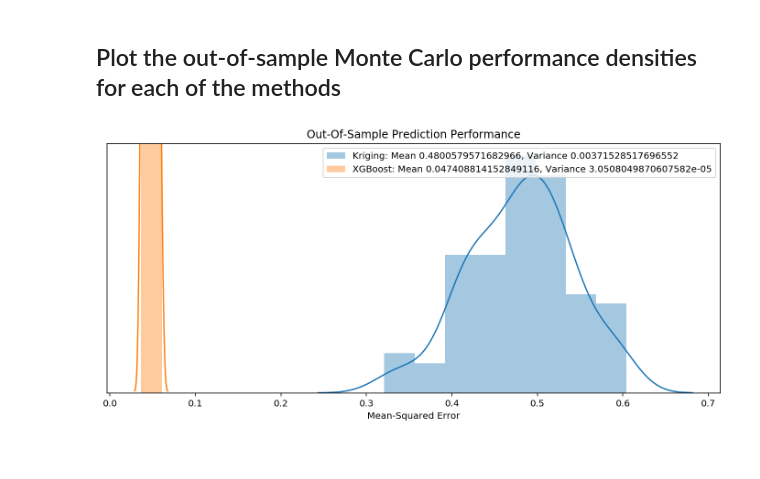
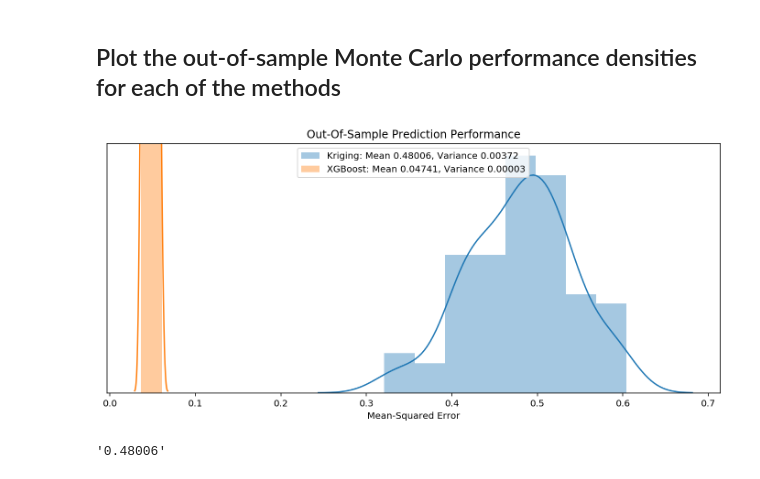
Before and after one commit to amirsani/online_surrogate_modeling, a Jupyter notebook: Example.ipynb, the cells around one changed output. Saved outputs shown, nothing was run; the diff lists cells and outputs as text; code cells hidden in the pictures.

```diff
--- a/Example.ipynb
+++ b/Example.ipynb
@@ -19,7 +19,7 @@ import seaborn
 ### Initialize the parameters and constants
 # %%
 # Set the ABM Evaluation Budget
-budget = 50
+budget = 500
 
 # Set out-of-sample test and montecarlo sizes
 test_size = 100
@@ -123,19 +122,25 @@ for sur_idx in range(len(y_hat_test)):
 # %%
 experiment_labels = ["Kriging", "XGBoost (Batch)"]
 
 mse_perf = pd.DataFrame(mse_perf, index=experiment_labels)
 
-k_label = "Kriging: Mean " + str(mse_perf.iloc[0, :].mean()) + ", Variance " + str(mse_perf.iloc[0, :].var())
-xgb_label = "XGBoost: Mean " + str(mse_perf.iloc[1, :].mean()) + ", Variance " + str(mse_perf.iloc[1, :].var())
+k_label = "Kriging: Mean " + '{:2.5f}'.format(mse_perf.iloc[0, :].mean()) + ", Variance " + '{:2.5f}'.format(mse_perf.iloc[0, :].var())
+xgb_label = "XGBoost: Mean " + '{:2.5f}'.format(mse_perf.iloc[1, :].mean()) + ", Variance " + '{:2.5f}'.format(mse_perf.iloc[1, :].var())
 
 fig, ax = plt.subplots(figsize=(12, 5))
 sns.distplot(mse_perf.iloc[0, :], label=k_label, ax=ax)
 sns.distplot(mse_perf.iloc[1, :], label=xgb_label, ax=ax)
 
 plt.title("Out-Of-Sample Prediction Performance")
 plt.xlabel('Mean-Squared Error')
 plt.yticks([])
+
 plt.legend()
+
 fig.savefig("xgboost_kriging_ba_comparison_" + str(budget) + ".png");
 # %% [output]
-[figure, old version]
+[figure, new version]
+# %%
+'{:2.5f}'.format(mse_perf.iloc[0, :].mean())
+# %% [output]
+'0.48006'
```
Also changed, not shown: parts of 3 cells of this notebook.
